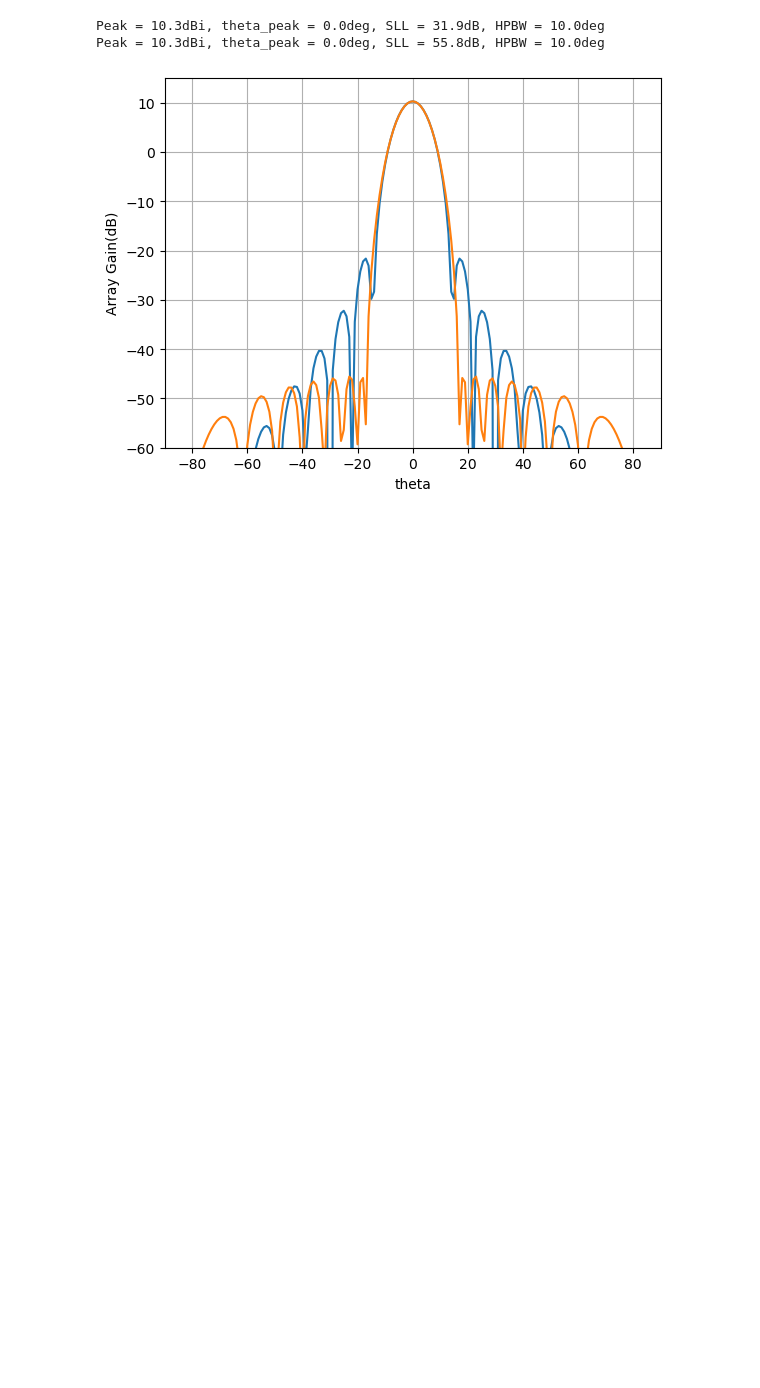
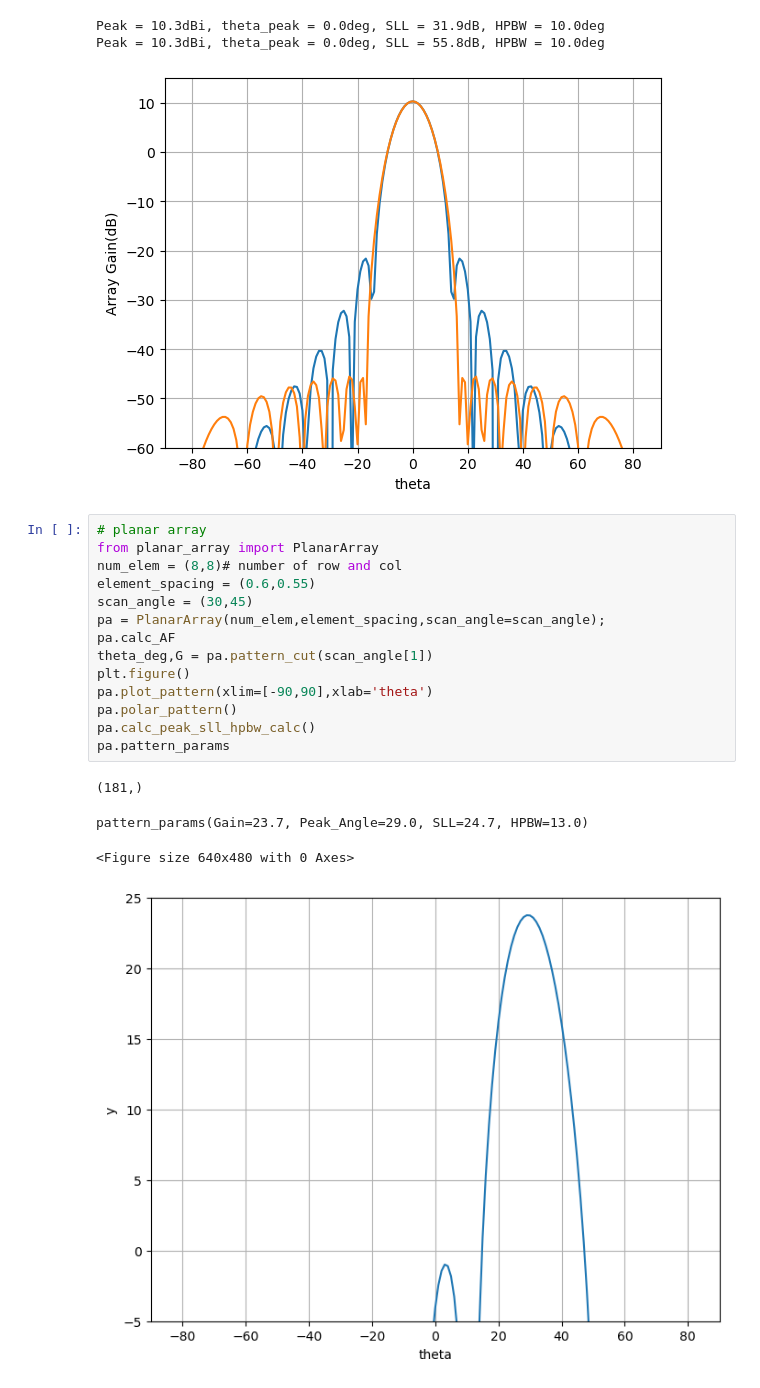
Before and after one commit to mimfar/antenna_array, a Jupyter notebook: Examples.ipynb, the cells around one changed output. Saved outputs shown, nothing was run; the diff lists cells and outputs as text; blank space fills up the shorter version.

Commit message:
Adds planar_array class and some examples

```diff
--- a/Examples.ipynb
+++ b/Examples.ipynb
@@ -261,3 +261,22 @@ print('Peak = {:1.1f}dBi, theta_peak = {:1.1f}deg, SLL = {:1.1f}dB, HPBW = {:1.1
 Peak = 10.3dBi, theta_peak = 0.0deg, SLL = 31.9dB, HPBW = 10.0deg
 Peak = 10.3dBi, theta_peak = 0.0deg, SLL = 55.8dB, HPBW = 10.0deg
 [figure]
+# %%
+# planar array
+from planar_array import PlanarArray
+num_elem = (8,8)# number of row and col
+element_spacing = (0.6,0.55)
+scan_angle = (30,45)
+pa = PlanarArray(num_elem,element_spacing,scan_angle=scan_angle);
+pa.calc_AF
+theta_deg,G = pa.pattern_cut(scan_angle[1])
+plt.figure()
+pa.plot_pattern(xlim=[-90,90],xlab='theta')
+pa.polar_pattern()
+pa.calc_peak_sll_hpbw_calc()
+pa.pattern_params
+# %% [output]
+(181,)
+pattern_params(Gain=23.7, Peak_Angle=29.0, SLL=24.7, HPBW=13.0)
+<Figure size 640x480 with 0 Axes>
+[figure, added]
```
Also changed, not shown: parts of 4 cells of this notebook, 2 other files.
